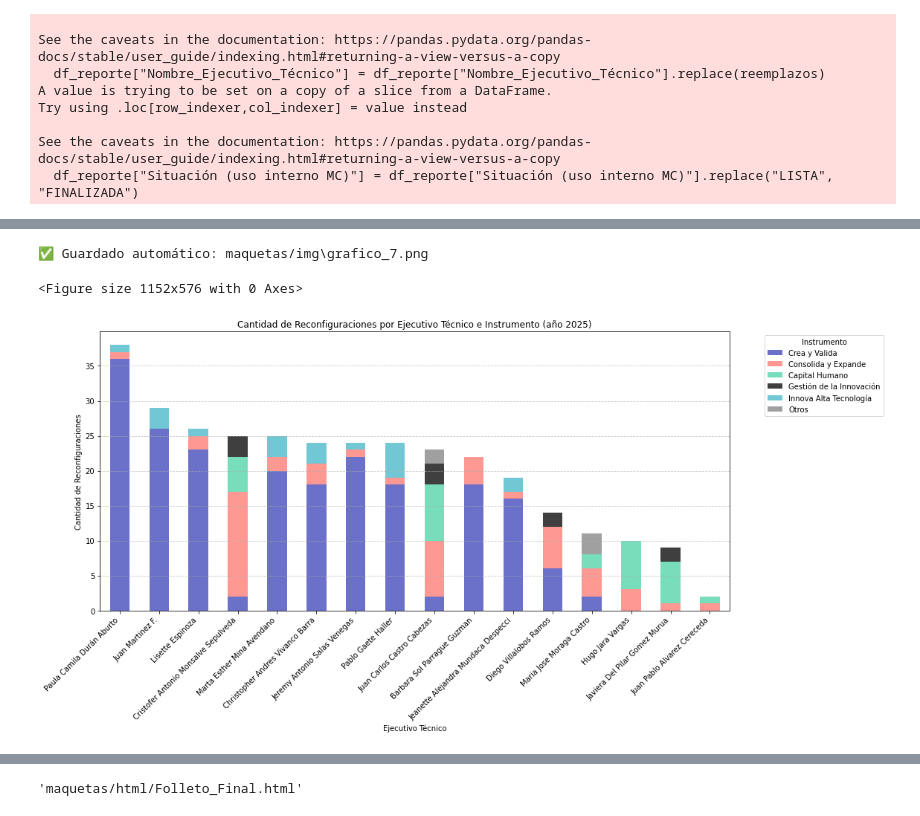
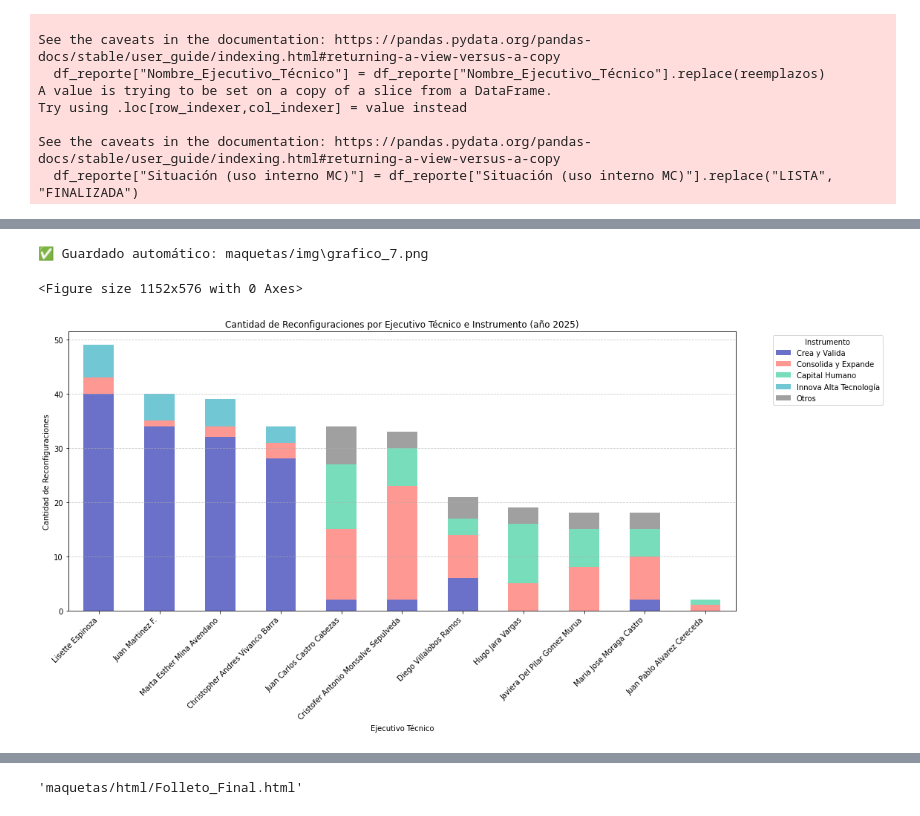
Before and after one commit to InnovaChile/reporteria_reconfiguraciones, a Jupyter notebook: reporte_reconfiguraciones.ipynb, the cells around one changed output, grey strips where cells are left out. Cells and saved outputs as stored; diff of their text form; code cells hidden in the pictures.

```diff
--- a/reporte_reconfiguraciones.ipynb
+++ b/reporte_reconfiguraciones.ipynb
@@ -324,6 +325,7 @@ df_reporte["Nombre_Ejecutivo_Técnico"] = df_reporte["Nombre_Ejecutivo_Técnico"
 # Reemplazos manuales conocidos
 reemplazos = {
     "Diego Ignacio Villalobos Ramos Villalobos Ramos": "Diego Villalobos Ramos",
+    "Sebastian  Jilberto": "No Tiene Ejecutivo Asignado",
     "Sebastian Jilberto": "No Tiene Ejecutivo Asignado",
     "Yessenia Espinoza": "No Tiene Ejecutivo Asignado",
     "Felipe Francisco Aandueza Del Campo": "No Tiene Ejecutivo Asignado"
@@ -517,7 +515,7 @@ Estos ciclos parecen estar asociados a:
 # --- Preparar datos
 df_reporte["Fecha"] = pd.to_datetime(df_reporte["Fecha"], errors="coerce")
 df_reporte = df_reporte[df_reporte["Fecha"] >= "2024-01-01"]
-df_reporte = df_reporte[df_reporte["Fecha"].dt.to_period("M").astype(str) != "2025-09"]
+df_reporte = df_reporte[df_reporte["Fecha"].dt.to_period("M").astype(str) != "2026-01"]
 df_reporte['Mes'] = df_reporte['Fecha'].dt.to_period('M').astype(str)
 
 reconfiguraciones_por_mes = df_reporte['Mes'].value_counts().sort_index()
@@ -526,7 +524,7 @@ df_plot.columns = ['Mes', 'Cantidad']
 
 # --- Generar gradiente de rosado CORFO
 base_color = mcolors.to_rgb("#FD9893")
-rosados = [mcolors.to_hex(tuple(min(1, c + i * 0.015) for c in base_color)) for i in range(len(df_plot))]
+rosados = [mcolors.to_hex(tuple(min(1, c + i * 0.01110) for c in base_color)) for i in range(len(df_plot))]
 
 # --- Graficar
 fig, ax = plt.subplots(figsize=(16, 8))
@@ -537,7 +535,7 @@ for container in ax.containers:
     ax.bar_label(container, fmt='%d', label_type='edge', padding=3)
 
 # Títulos y estilo
-plt.title("Análisis mensual de reconfiguraciones de proyectos INNOVA (Enero 2024 – Agosto 2025)", fontsize=14)
+plt.title("Análisis mensual de reconfiguraciones de proyectos INNOVA (Enero 2024 – Noviembre 2025)", fontsize=14)
 plt.xlabel("Mes")
 plt.ylabel("Cantidad de Reconfiguraciones")
 plt.xticks(rotation=45)
@@ -603,7 +608,7 @@ df_reporte["Fecha"] = pd.to_datetime(df_reporte["Fecha"], errors="coerce")
 df_reporte = df_reporte[df_reporte["Fecha"] >= "2024-01-01"]
 df_reporte["Mes"] = df_reporte["Fecha"].dt.to_period("M").astype(str)
 # Excluir abril 2025
-df_reporte = df_reporte[df_reporte['Mes'] != '2025-09']
+df_reporte = df_reporte[df_reporte['Mes'] != '2026-01']
 
 # Calcular % total por instrumento para agrupar los que son menores a 3%
 porcentaje_instrumento = df_reporte["Instrumento"].value_counts(normalize=True)
@@ -764,7 +793,7 @@ df_reporte_2025 = df_reporte[df_reporte["Fecha"] >= "2025-01-01"]
 df_reporte_2025["Mes"] = df_reporte_2025["Fecha"].dt.to_period("M").astype(str)
 
 # Excluir abril 2025
-df_reporte_2025 = df_reporte_2025[df_reporte_2025['Mes'] != '2025-09']
+df_reporte_2025 = df_reporte_2025[df_reporte_2025['Mes'] != '2026-01']
 
 # Agrupamiento de instrumentos
 porcentaje_instrumento = df_reporte_2025["Instrumento"].value_counts(normalize=True)
@@ -986,59 +1088,75 @@ Este gráfico de barras apiladas muestra el total de reconfiguraciones tramitada
 # %%
-# Definir paleta institucional CORFO (instrumento → color)
+# --- Definir paleta institucional CORFO (instrumento → color)
 colores_instrumentos = {
     "Crea y Valida": "#6B70C8",  # 🔵 Más claro que #221E7C
     "Consolida y Expande": "#FD9893",
     "Capital Humano": "#78DDBB",
     "Gestión de la Innovación": "#3F3F3F",
     "Innova Alta Tecnología": "#72C7D5",
-    "Otros": "#A0A0A0"                  # Gris claro para categoría residual
+    "Otros": "#A0A0A0"  # Gris claro para categoría residual
 }
 
-# Crear tabla cruzada: ejecutivo técnico x instrumento
+# --- Ejecutivos a excluir
+excluir = [
+    "Paula Camila Durán Aburto",
+    "Pablo Gaete Haller",
+    "Jeremy Antonio Salas Venegas",
+    "Barbara Sol Parrague Guzman",
+    "Jeanette Alejandra Mundaca Despecci",
+    "No Tiene Ejecutivo Asignado",
+    "Jose Javier Vera Solis",
+    "Maria Belen Ramirez Bunster"
+]
+
+# --- Filtrar DataFrame antes de crear la tabla cruzada
+df_filtrado = df_reporte_2025[~df_reporte_2025["Nombre_Ejecutivo_Técnico"].isin(excluir)]
+
+# --- Crear tabla cruzada: ejecutivo técnico x instrumento
 tabla_ejecutivo_instrumento = pd.crosstab(
-    df_reporte_2025["Nombre_Ejecutivo_Técnico"],
-    df_reporte_2025["Instrumento Agrupado"]
+    df_filtrado["Nombre_Ejecutivo_Técnico"],
+    df_filtrado["Instrumento Agrupado"]
 )
 
-# Ordenar por total de reconfiguraciones
+# --- Ordenar por total de reconfiguraciones
 tabla_ejecutivo_instrumento = tabla_ejecutivo_instrumento.loc[
     tabla_ejecutivo_instrumento.sum(axis=1).sort_values(ascending=False).index
 ]
 
-# Reordenar columnas según preferencia
+# --- Reordenar columnas según preferencia
 column_order = [col for col in colores_instrumentos if col in tabla_ejecutivo_instrumento.columns]
 tabla_ejecutivo_instrumento = tabla_ejecutivo_instrumento[column_order]
 
-# Obtener lista de colores en el mismo orden de columnas
+# --- Obtener lista de colores en el mismo orden de columnas
 colores = [colores_instrumentos[col] for col in tabla_ejecutivo_instrumento.columns]
 
-# Graficar gráfico de barras apiladas
+# --- Graficar gráfico de barras apiladas
 fig = plt.figure(figsize=(16, 8), facecolor='white')
 tabla_ejecutivo_instrumento.plot(
     kind="bar",
     stacked=True,
     color=colores,
     figsize=(16, 8)
 )
 
 plt.title("Cantidad de Reconfiguraciones por Ejecutivo Técnico e Instrumento (año 2025)", color='black')
 plt.xlabel("Ejecutivo Técnico", color='black')
 plt.ylabel("Cantidad de Reconfiguraciones", color='black')
 plt.xticks(rotation=45, ha='right', color='black')
 plt.yticks(color='black')
 plt.legend(title="Instrumento", bbox_to_anchor=(1.05, 1), loc='upper left')
 plt.grid(axis='y', linestyle='--', alpha=0.7)
+plt.gca().set_facecolor('white')
 plt.tight_layout()
 
 # ✅ Guardar automáticamente
 fig = plt.gcf()
 guardar_grafico(fig, 7)
 
 plt.show()
 # %% [output]
 ✅ Guardado automático: maquetas/img\grafico_7.png
 <Figure size 1152x576 with 0 Axes>
-[figure, old version]
+[figure, new version]
 # %% [markdown]
 ### 8-. **Reconfiguraciones por tipo de notificación (2025)**
 
```
Also changed, not shown: parts of 32 cells of this notebook, 14 other files.
